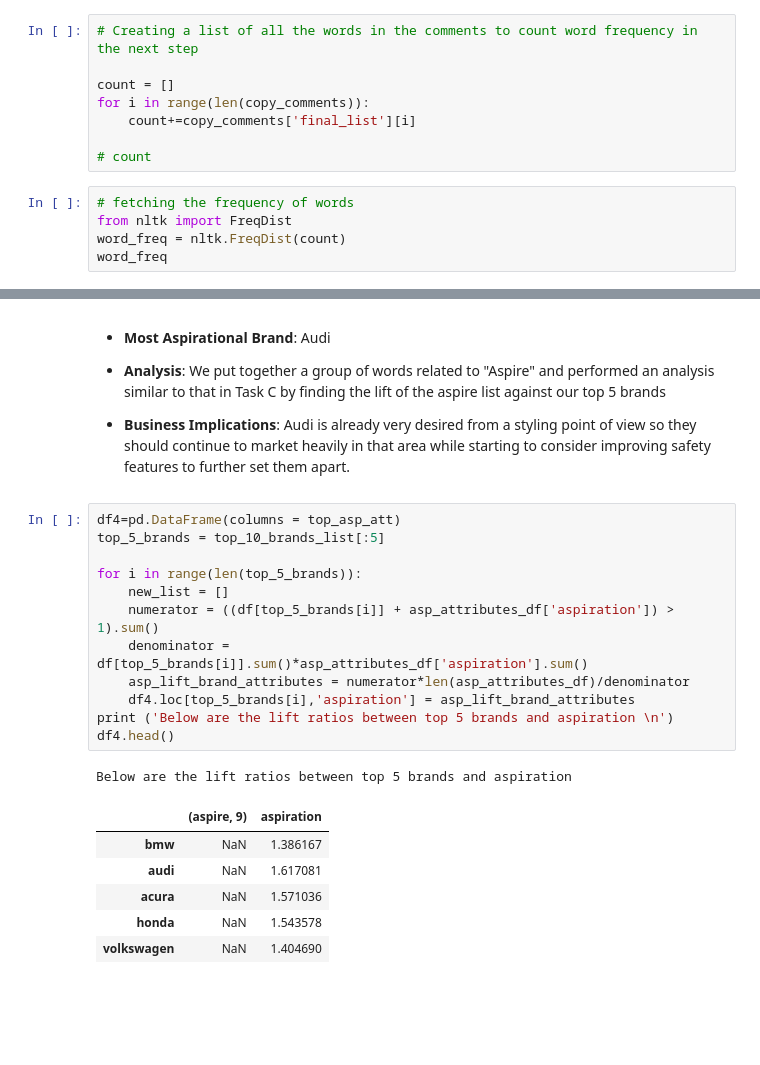
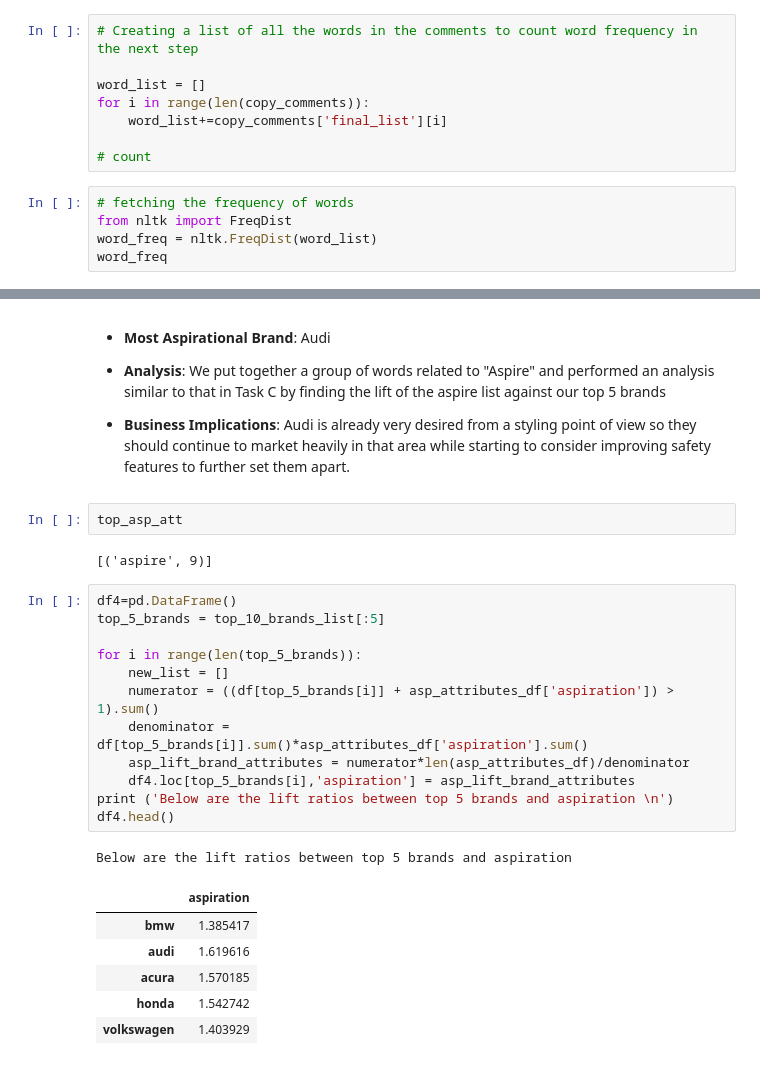
Before and after one commit to VrindaSharma-1/content-analytics, a Jupyter notebook: edmundAnalysis.ipynb, the cells around one changed output, grey strips where cells are left out. Saved outputs shown, nothing was run; the diff lists cells and outputs as text; blank space fills up the shorter version.

Commit message:
added comments and code fixes

```diff
--- a/edmundAnalysis.ipynb
+++ b/edmundAnalysis.ipynb
@@ -119,15 +117,15 @@ copy_comments['final_list'] =  copy_comments['tokenize_comments'].apply(remove_s
 # %%
 # Creating a list of all the words in the comments to count word frequency in the next step
 
-count = []
+word_list = []
 for i in range(len(copy_comments)):
-    count+=copy_comments['final_list'][i]
+    word_list+=copy_comments['final_list'][i]
 
 # count
 # %%
 # fetching the frequency of words
 from nltk import FreqDist
-word_freq = nltk.FreqDist(count)
+word_freq = nltk.FreqDist(word_list)
 word_freq
 # %% [output]
 FreqDist({'car': 1858, 'like': 1149, 'one': 1051, 'bmw': 1025, 'would': 1009, 'get': 890, 'think': 843, 'new': 829, 'audi': 777, 'dont': 730, ...})
@@ -528,23 +527,27 @@ asp_attributes_df.head()
 * __Analysis__: We put together a group of words related to "Aspire" and performed an analysis similar to that in Task C by finding the lift of the aspire list against our top 5 brands
 
 * __Business Implications__: Audi is already very desired from a styling point of view so they should continue to market heavily in that area while starting to consider improving safety features to further set them apart.
+# %%
+top_asp_att
+# %% [output]
+[('aspire', 9)]
 # %%
-df4=pd.DataFrame(columns = top_asp_att)
+df4=pd.DataFrame()
 top_5_brands = top_10_brands_list[:5]
 
 for i in range(len(top_5_brands)):
     new_list = []
     numerator = ((df[top_5_brands[i]] + asp_attributes_df['aspiration']) > 1).sum()
     denominator = df[top_5_brands[i]].sum()*asp_attributes_df['aspiration'].sum()
     asp_lift_brand_attributes = numerator*len(asp_attributes_df)/denominator
     df4.loc[top_5_brands[i],'aspiration'] = asp_lift_brand_attributes
 print ('Below are the lift ratios between top 5 brands and aspiration \n')
 df4.head()
 # %% [output]
 Below are the lift ratios between top 5 brands and aspiration
-|  | (aspire, 9) | aspiration |
-| bmw | NaN | 1.386167 |
-| audi | NaN | 1.617081 |
-| acura | NaN | 1.571036 |
-| honda | NaN | 1.543578 |
-| volkswagen | NaN | 1.404690 |
+|  | aspiration |
+| bmw | 1.385417 |
+| audi | 1.619616 |
+| acura | 1.570185 |
+| honda | 1.542742 |
+| volkswagen | 1.403929 |
```
Also changed, not shown: parts of 10 cells of this notebook.
